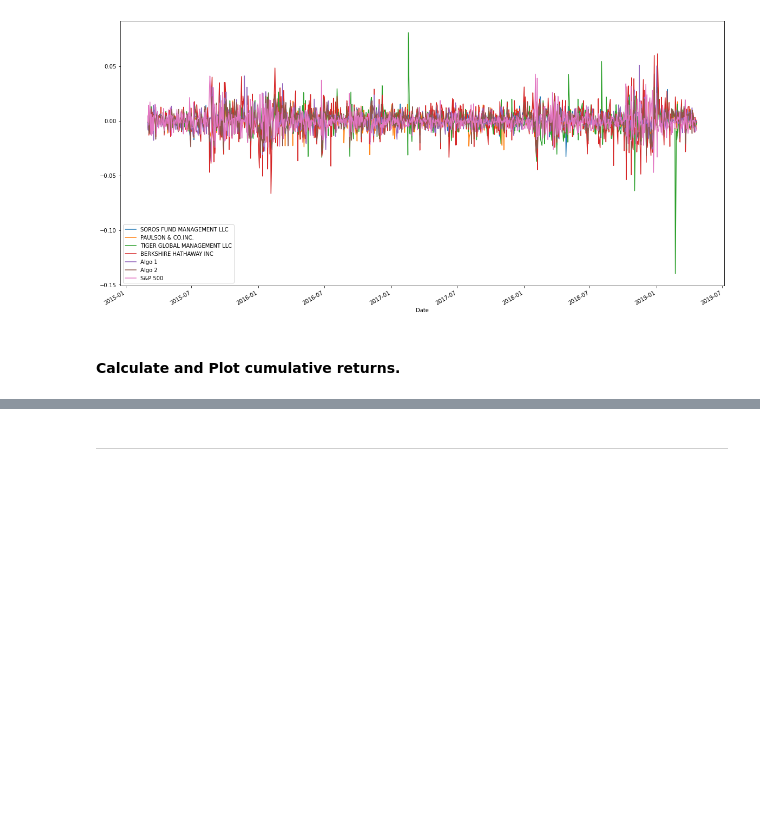
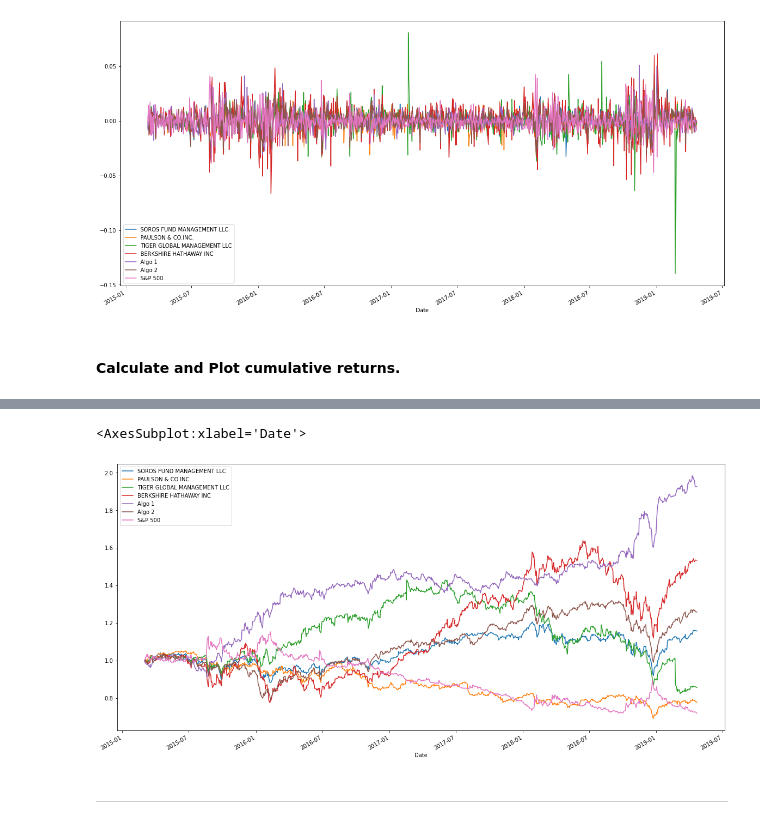
Before and after one commit to chaka37/Pandas, a Jupyter notebook: whale_analysis.ipynb, the cells around one changed output, grey strips where cells are left out. Drawn from its saved outputs; the diff is of its cells as text; code cells hidden in the pictures; blank space fills up the shorter version.

Commit message:
did cumulative returns and plotted them as well. Used (1+grouped_portfolio).cumprod()

```diff
--- a/whale_analysis.ipynb
+++ b/whale_analysis.ipynb
@@ -365,5 +365,5 @@ grouped_portfolio.plot(figsize=(20,10))
 #### Calculate and Plot cumulative returns.
 # %%
 # Calculate cumulative returns of all portfolios
-
-# Plot cumulative returns
+cumulative_returns = (1+ grouped_portfolio).cumprod()
+cumulative_returns
@@ -370,3 +385,9 @@ grouped_portfolio.plot(figsize=(20,10))
+# %%
+# Plot cumulative returns
+cumulative_returns.plot(figsize=(20,10))
+# %% [output]
+<AxesSubplot:xlabel='Date'>
+[figure, added]
 # %% [markdown]
 ---
 # %% [markdown]
```
Also changed, not shown: parts of 1 cell of this notebook.
